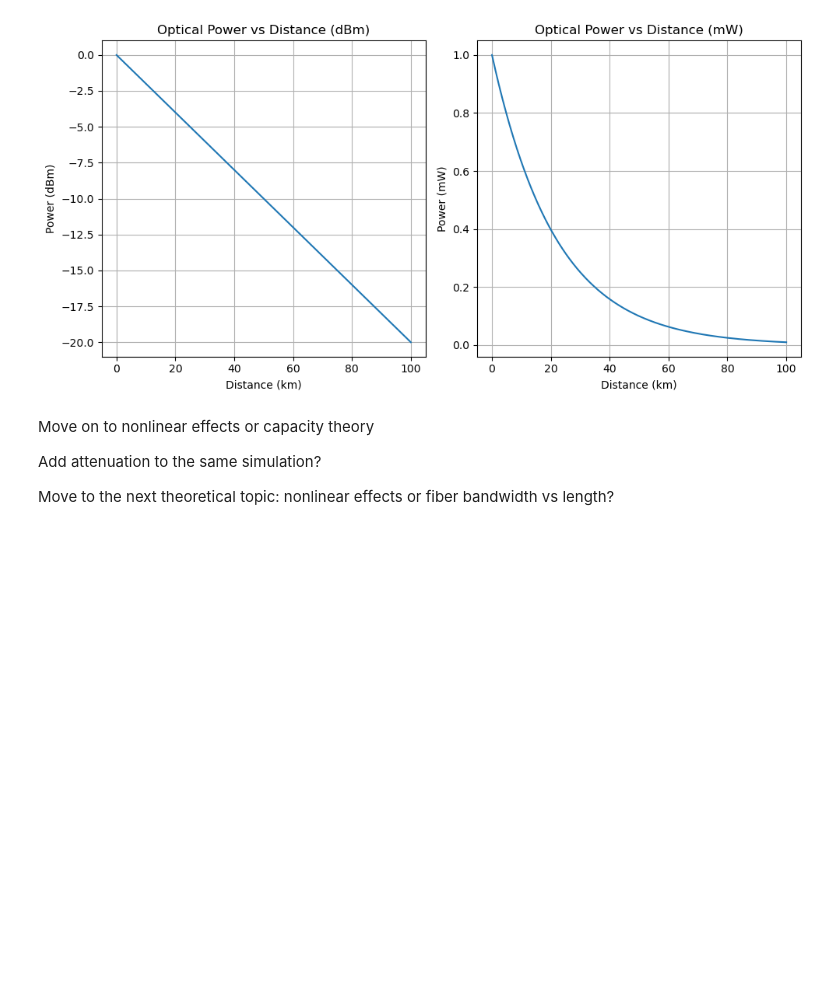
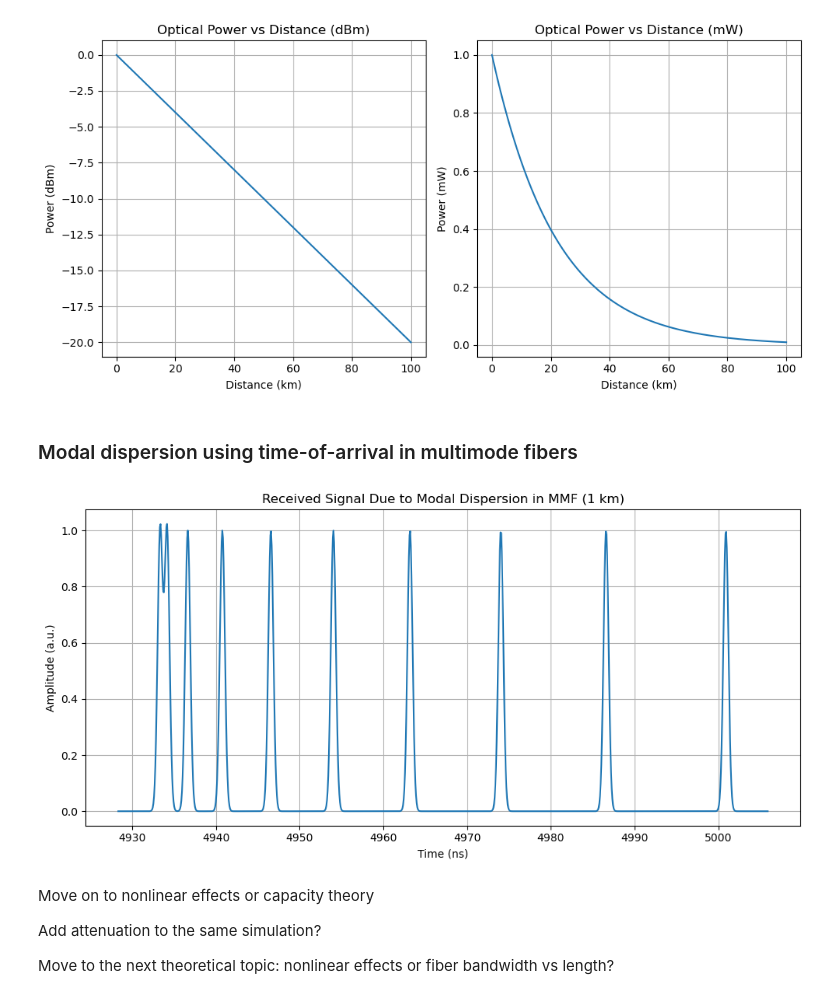
Before and after one commit to hamed-h98/Optical_Wireless_Communications, a Jupyter notebook: optical_simulations/fiber.ipynb, the cells around one changed output. Drawn from its saved outputs; the diff is of its cells as text; code cells hidden in the pictures; blank space fills up the shorter version.

```diff
--- a/optical_simulations/fiber.ipynb
+++ b/optical_simulations/fiber.ipynb
@@ -365,6 +365,43 @@ plt.tight_layout()
 plt.show()
 # %% [output]
 [figure]
+# %% [markdown]
+### Modal dispersion using time-of-arrival in multimode fibers
+# %%
+n_core = 1.48
+n_cladding = 1.46
+delta = (n_core - n_cladding) / n_core  # Relative index difference
+L = 1e3  # Fiber length in meters (1 km)
+c = 3e8  # Speed of light in vacuum (m/s)
+
+# Number of modes to simulate (each with different angle)
+num_modes = 10
+angles = np.linspace(0, np.arcsin(np.sqrt(1 - (n_cladding / n_core) ** 2)), num_modes)
+
+# Calculate effective group velocity for each mode
+v_eff = c / n_core * np.cos(angles)  # approximation for delay based on path length
+
+# Time of arrival for each mode
+t_arrival = L / v_eff * 1e9  # convert to nanoseconds
+
+# Simulate pulses arriving at different times
+t = np.linspace(np.min(t_arrival) - 5, np.max(t_arrival) + 5, 1000)
+received_signal = np.zeros_like(t)
+
+for t0 in t_arrival:
+    received_signal += np.exp(-((t - t0) ** 2) / (2 * (0.3)**2))  # 0.3 ns wide pulse
+
+# Plotting
+plt.figure(figsize=(10, 5))
+plt.plot(t, received_signal)
+plt.title("Received Signal Due to Modal Dispersion in MMF (1 km)")
+plt.xlabel("Time (ns)")
+plt.ylabel("Amplitude (a.u.)")
+plt.grid(True)
+plt.tight_layout()
+plt.show()
+# %% [output]
+[figure, added]
 # %% [markdown]
 Move on to nonlinear effects or capacity theory
 
```
